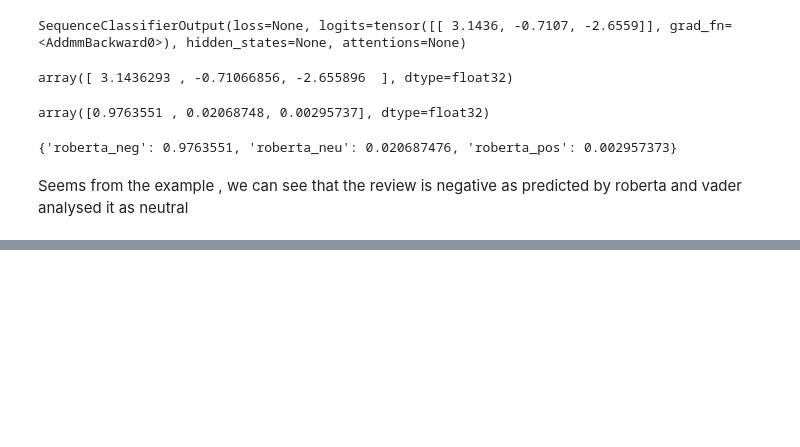
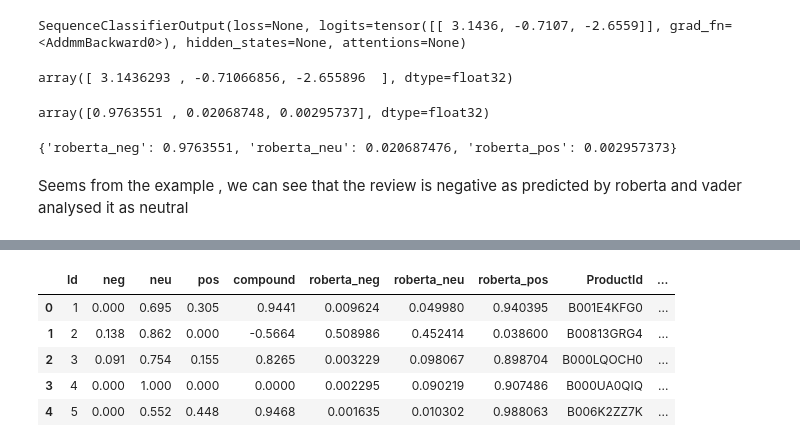
Before and after one commit to preethi-prak/AmazonReviews, a Jupyter notebook: AmazonReviews.ipynb, the cells around one changed output, grey strips where cells are left out. Drawn from its saved outputs; the diff is of its cells as text; code cells hidden in the pictures; blank space fills up the shorter version.

Commit message:
#6 Using Roberta pretrained model to detect sentiment analysis of the entire dataset of 5000 reviews

```diff
--- a/AmazonReviews.ipynb
+++ b/AmazonReviews.ipynb
@@ -228,0 +230,31 @@ Seems from the example , we can see that the review is negative as predicted by
+# %%
+def polarity_scores_roberta(example):
+    encoded_text = tokenizer(example,return_tensors='pt')
+    output = model(**encoded_text)
+    scores=output[0][0].detach().numpy()
+    scores_softmax = softmax(scores)
+    scores_dictionary = {
+        'roberta_neg' : scores_softmax[0],
+        'roberta_neu' : scores_softmax[1],
+        'roberta_pos' : scores_softmax[2]
+    }
+    return scores_dictionary
+# %%
+#iterate over the dataset to calculate scores for each example
+# some size of the text is too big for the roberta model to handle , we can skip those by adding try
+res = {}
+for i,r in tqdm(df.iterrows(),total=len(df)):
+    try:
+        txt = r['Text']
+        id = r['Id']
+        vader_result = sia.polarity_scores(txt)
+        vader_res_rename = {}
+        for k , v in vader_result.items():
+            vader_res_rename[f"vader_{k}"] = v
+        roberta_result = polarity_scores_roberta(txt)
+        #combining two dictionaries
+        combined_result = {**vader_result,**roberta_result}
+        #break
+        res[id] = combined_result
+    except RuntimeError:
+        print(f'Text size too long for id: {id}')
@@ -228,0 +281,13 @@ Seems from the example , we can see that the review is negative as predicted by
+# %%
+results_df =  pd.DataFrame(res).T
+results_df = results_df.reset_index().rename(columns={'index':'Id'})
+results_df = results_df.merge(df,how = 'left')
+# %%
+results_df.head()
+# %% [output]
+|  | Id | neg | neu | pos | compound | roberta_neg | roberta_neu | roberta_pos | ProductId | ... |
+| 0 | 1 | 0.000 | 0.695 | 0.305 | 0.9441 | 0.009624 | 0.049980 | 0.940395 | B001E4KFG0 | ... |
+| 1 | 2 | 0.138 | 0.862 | 0.000 | -0.5664 | 0.508986 | 0.452414 | 0.038600 | B00813GRG4 | ... |
+| 2 | 3 | 0.091 | 0.754 | 0.155 | 0.8265 | 0.003229 | 0.098067 | 0.898704 | B000LQOCH0 | ... |
+| 3 | 4 | 0.000 | 1.000 | 0.000 | 0.0000 | 0.002295 | 0.090219 | 0.907486 | B000UA0QIQ | ... |
+| 4 | 5 | 0.000 | 0.552 | 0.448 | 0.9468 | 0.001635 | 0.010302 | 0.988063 | B006K2ZZ7K | ... |
```
Also changed, not shown: parts of 5 cells of this notebook.
